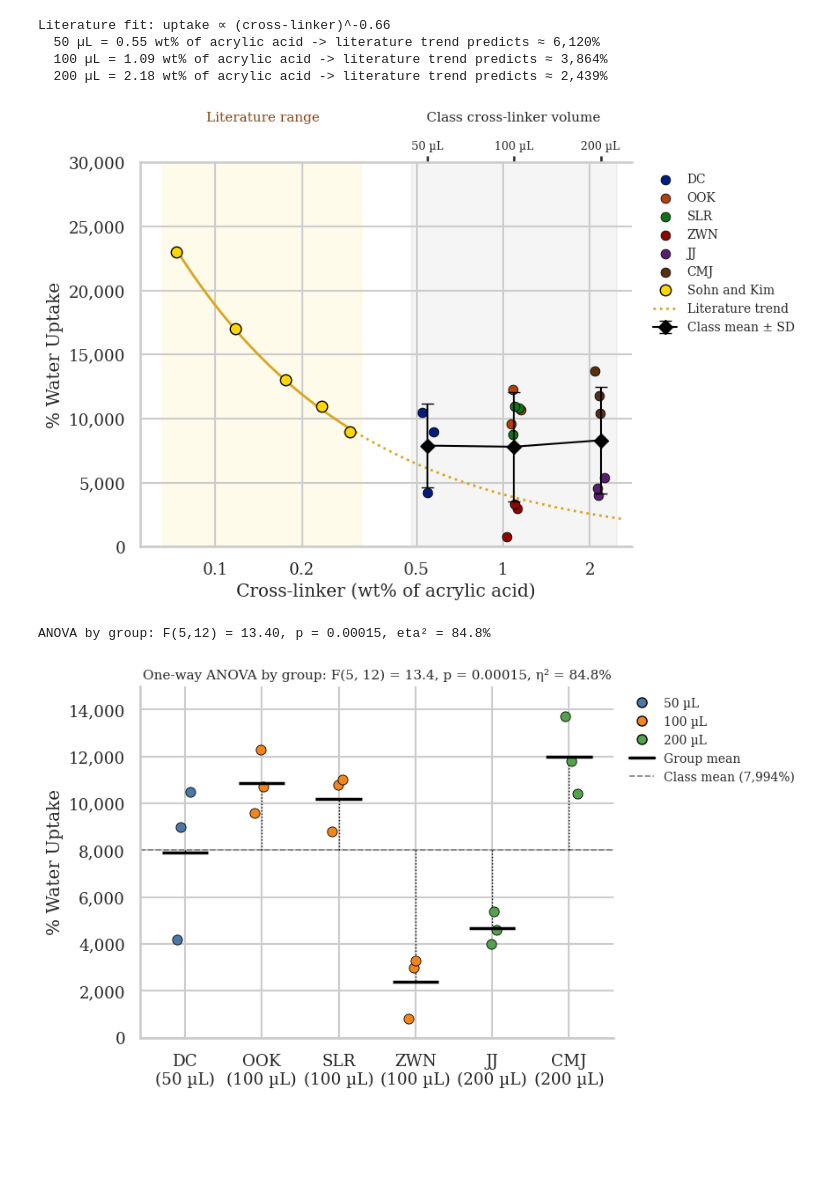
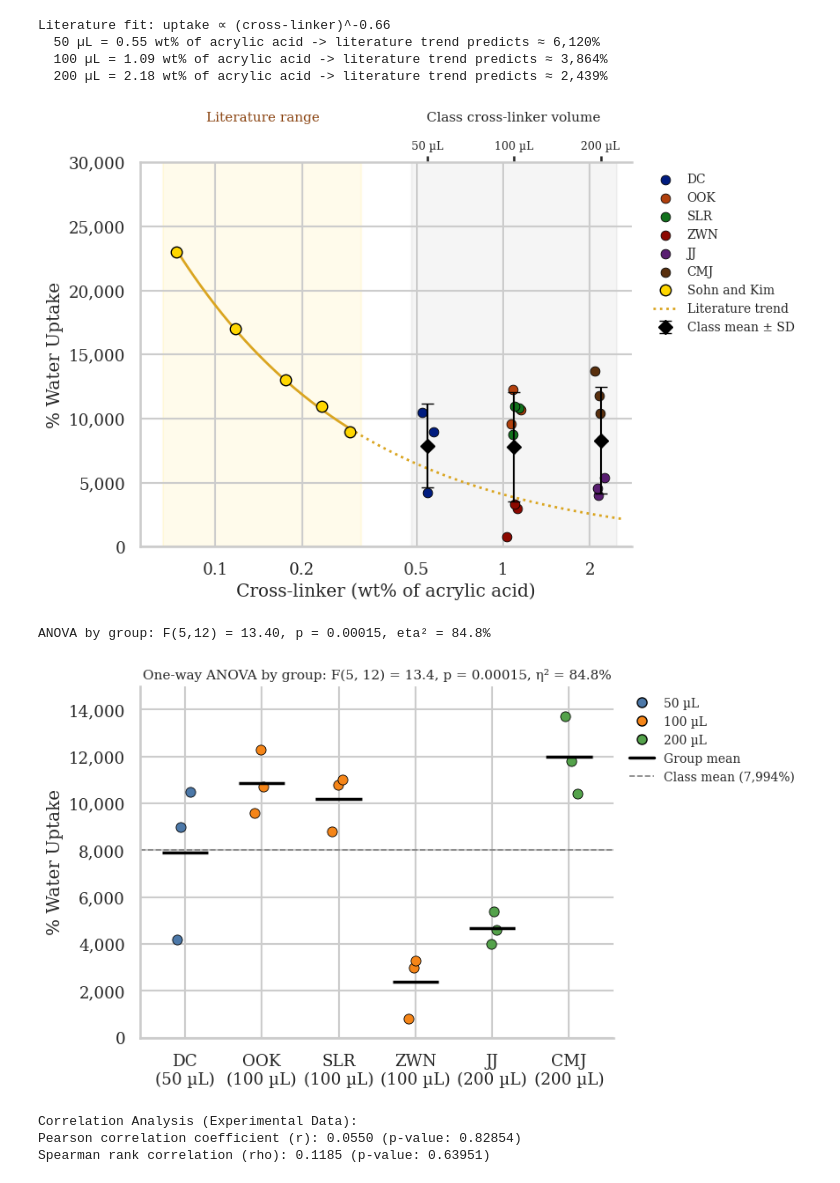
Before and after one commit to Jarrod555/Computational-Chemistry-Projects, a Jupyter notebook: Data_trends_in_the_synthesis_of_Polyacrylate_&_literature_comparison_.ipynb, the cells around one changed output. Cells and saved outputs as stored; diff of their text form; code cells hidden in the pictures; blank space fills up the shorter version.

```diff
--- a/Data_trends_in_the_synthesis_of_Polyacrylate_&_literature_comparison_.ipynb
+++ b/Data_trends_in_the_synthesis_of_Polyacrylate_&_literature_comparison_.ipynb
@@ -53,7 +51,7 @@ for g in groups:
                edgecolor="black", linewidth=0.6, label=g, zorder=3)
 
 lvl = df.groupby("XL (wt%)")["% Water Uptake"].agg(["mean", "std"])
-ax.errorbar(lvl.index, lvl["mean"], yerr=lvl["std"], fmt="D-", color="black",
+ax.errorbar(lvl.index, lvl["mean"], yerr=lvl["std"], fmt="D", color="black",
             ms=8, lw=1.5, capsize=5, label="Class mean ± SD", zorder=4)
 
 ax.plot(lit_x, lit_y, "o", color="gold", mec="black", ms=9, zorder=5, label="Sohn and Kim")
@@ -63,36 +61,35 @@ ax.plot(x_ext, fit(x_ext), ":", color="goldenrod", lw=2, zorder=2, label="Litera
 ax.axvspan(lit_x.min() * 0.9, lit_x.max() * 1.1, color="gold", alpha=0.08, zorder=0)
 ax.axvspan(vol_to_wt[50] * 0.88, vol_to_wt[200] * 1.14, color="gray", alpha=0.08, zorder=0)
 
 ax.set_xscale("log")
 ax.set_xticks([0.05, 0.1, 0.2, 0.5, 1, 2])
 ax.xaxis.set_major_formatter(mtick.FuncFormatter(lambda x, p: f"{x:g}"))
 ax.set(xlabel="Cross-linker (wt% of acrylic acid)", ylabel="% Water Uptake",
        ylim=(0, 30000), xlim=(0.055, 2.8))
 ax.yaxis.set_major_formatter(mtick.FuncFormatter(lambda x, p: f"{x:,.0f}"))
 
 top = ax.secondary_xaxis("top")
 top.set_xticks(list(vol_to_wt.values()), [f"{v} µL" for v in vol_to_wt])
 top.xaxis.set_minor_locator(mtick.NullLocator())
 top.tick_params(axis="x", length=5, labelsize=9)
 blend = mtrans.blended_transform_factory(ax.transData, ax.transAxes)
 ax.text(vol_to_wt[100], 1.10, "Class cross-linker volume", ha="center", va="bottom",
         fontsize=11, transform=blend)
 ax.text(np.sqrt(lit_x.min() * lit_x.max()), 1.10, "Literature range", ha="center", va="bottom",
         fontsize=11, color="saddlebrown", transform=blend)
 
 ax.legend(bbox_to_anchor=(1.02, 1), loc="upper left", frameon=False, fontsize=10)
 sns.despine()
 plt.tight_layout()
 plt.savefig("FigureX_crosslinker.png", dpi=300)
 plt.show()
 # %% [output]
 Literature fit: uptake ∝ (cross-linker)^-0.66
   50 µL = 0.55 wt% of acrylic acid -> literature trend predicts ≈ 6,120%
   100 µL = 1.09 wt% of acrylic acid -> literature trend predicts ≈ 3,864%
   200 µL = 2.18 wt% of acrylic acid -> literature trend predicts ≈ 2,439%
-[figure, old version]
+[figure, new version]
 # %%
-
 import numpy as np
 import matplotlib.pyplot as plt
 import matplotlib.ticker as mtick
@@ -102,7 +99,6 @@ from scipy import stats
 
 sns.set_theme(style="whitegrid", context="talk", font_scale=0.8)
 plt.rcParams["font.family"] = "serif"
-
 
 data = {
     ("DC", 50):   [4200, 9000, 10500],
@@ -117,11 +113,9 @@ groups = list(data.values())
 all_vals = np.concatenate(groups)
 grand_mean = all_vals.mean()
 
-
 F, p = stats.f_oneway(*groups)
 eta2 = sum(len(g) * (np.mean(g) - grand_mean) ** 2 for g in groups) / ((all_vals - grand_mean) ** 2).sum()
 print(f"ANOVA by group: F(5,12) = {F:.2f}, p = {p:.5f}, eta² = {eta2*100:.1f}%")
-
 
 fig, ax = plt.subplots(figsize=(9, 5.2))
 rng = np.random.default_rng(3)
@@ -131,7 +125,6 @@ for i, ((g, c), vals) in enumerate(data.items()):
     ax.scatter(i + rng.uniform(-0.12, 0.12, len(vals)), vals, s=65, color=xl_color[c],
                edgecolor="black", linewidth=0.6, zorder=3)
     ax.hlines(vals.mean(), i - 0.3, i + 0.3, color="black", lw=2.5, zorder=4)
-    ax.vlines(i, grand_mean, vals.mean(), color="black", lw=1, ls=":", zorder=2)
 
 ax.set_xticks(range(len(data)), [f"{g}\n({c} µL)" for g, c in data])
 ax.set(ylabel="% Water Uptake", ylim=(0, 15000))
@@ -150,4 +143,20 @@ plt.savefig("Figure1_groups_ANOVA.png", dpi=300)
 plt.show()
 # %% [output]
 ANOVA by group: F(5,12) = 13.40, p = 0.00015, eta² = 84.8%
-[figure, old version]
+[figure, new version]
+# %%
+import scipy.stats as stats
+
+
+pearson_r, pearson_p = stats.pearsonr(df['XL (wt%)'], df['% Water Uptake'])
+
+
+spearman_r, spearman_p = stats.spearmanr(df['XL (wt%)'], df['% Water Uptake'])
+
+print("Correlation Analysis (Experimental Data):")
+print(f"Pearson correlation coefficient (r): {pearson_r:.4f} (p-value: {pearson_p:.5f})")
+print(f"Spearman rank correlation (rho): {spearman_r:.4f} (p-value: {spearman_p:.5f})")
+# %% [output]
+Correlation Analysis (Experimental Data):
+Pearson correlation coefficient (r): 0.0550 (p-value: 0.82854)
+Spearman rank correlation (rho): 0.1185 (p-value: 0.63951)
```
Also changed, not shown: parts of 2 cells of this notebook.
